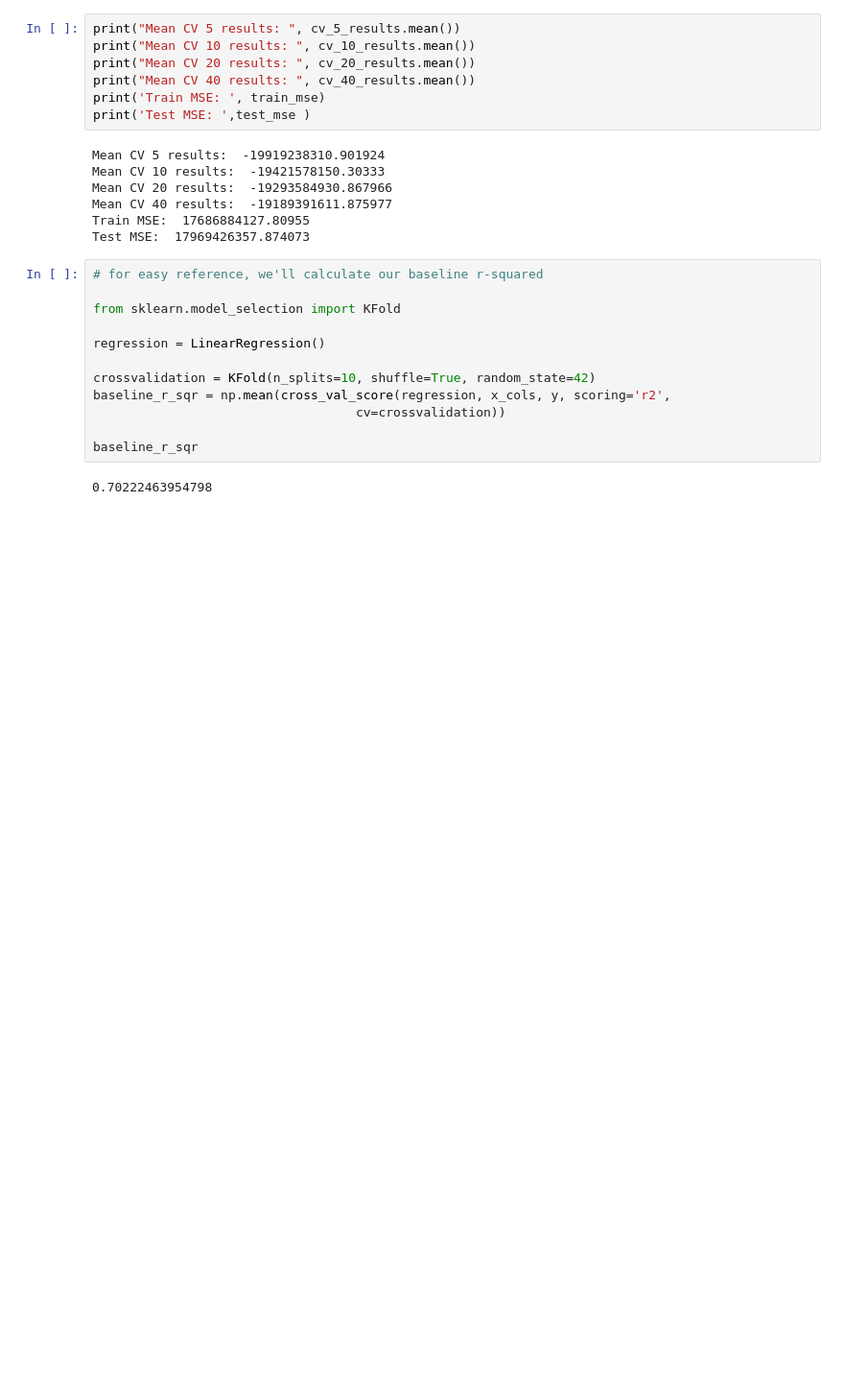
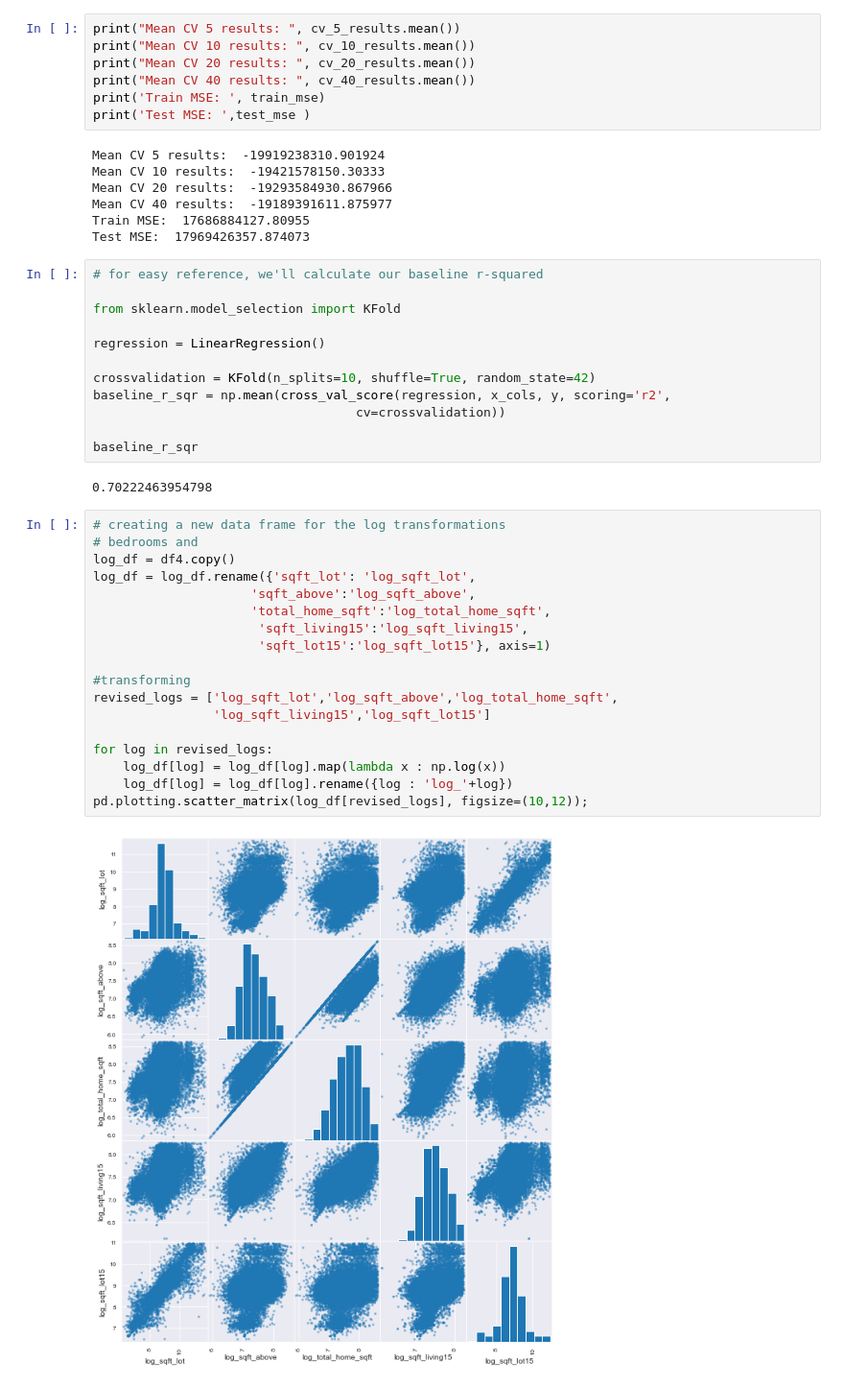
Before and after one commit to bmauss/Regression-Model-for-King-County-Housing-Market, a Jupyter notebook: Refining Model.ipynb, the cells around one changed output. Shown at 96% size. Cells and saved outputs as stored; diff of their text form; blank space fills up the shorter version.

```diff
--- a/Refining Model.ipynb
+++ b/Refining Model.ipynb
@@ -732,3 +732,23 @@ baseline_r_sqr = np.mean(cross_val_score(regression, x_cols, y, scoring='r2',
 baseline_r_sqr
 # %% [output]
 0.70222463954798
+# %%
+# creating a new data frame for the log transformations
+# bedrooms and
+log_df = df4.copy()
+log_df = log_df.rename({'sqft_lot': 'log_sqft_lot',
+                     'sqft_above':'log_sqft_above',
+                     'total_home_sqft':'log_total_home_sqft',
+                      'sqft_living15':'log_sqft_living15',
+                      'sqft_lot15':'log_sqft_lot15'}, axis=1)
+
+#transforming
+revised_logs = ['log_sqft_lot','log_sqft_above','log_total_home_sqft',
+                'log_sqft_living15','log_sqft_lot15']
+
+for log in revised_logs:
+    log_df[log] = log_df[log].map(lambda x : np.log(x))
+    log_df[log] = log_df[log].rename({log : 'log_'+log})
+pd.plotting.scatter_matrix(log_df[revised_logs], figsize=(10,12));
+# %% [output]
+[figure, added]
```
Also changed, not shown: parts of 12 cells of this notebook, 1 other file.
